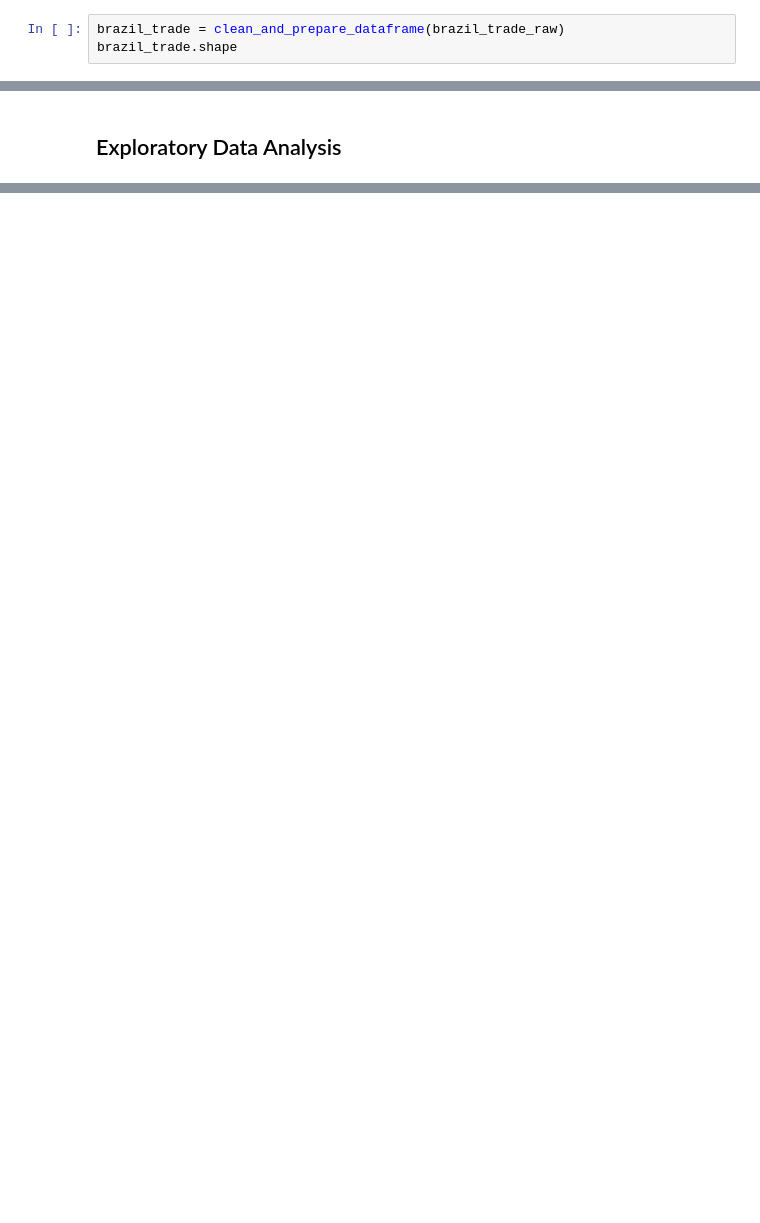
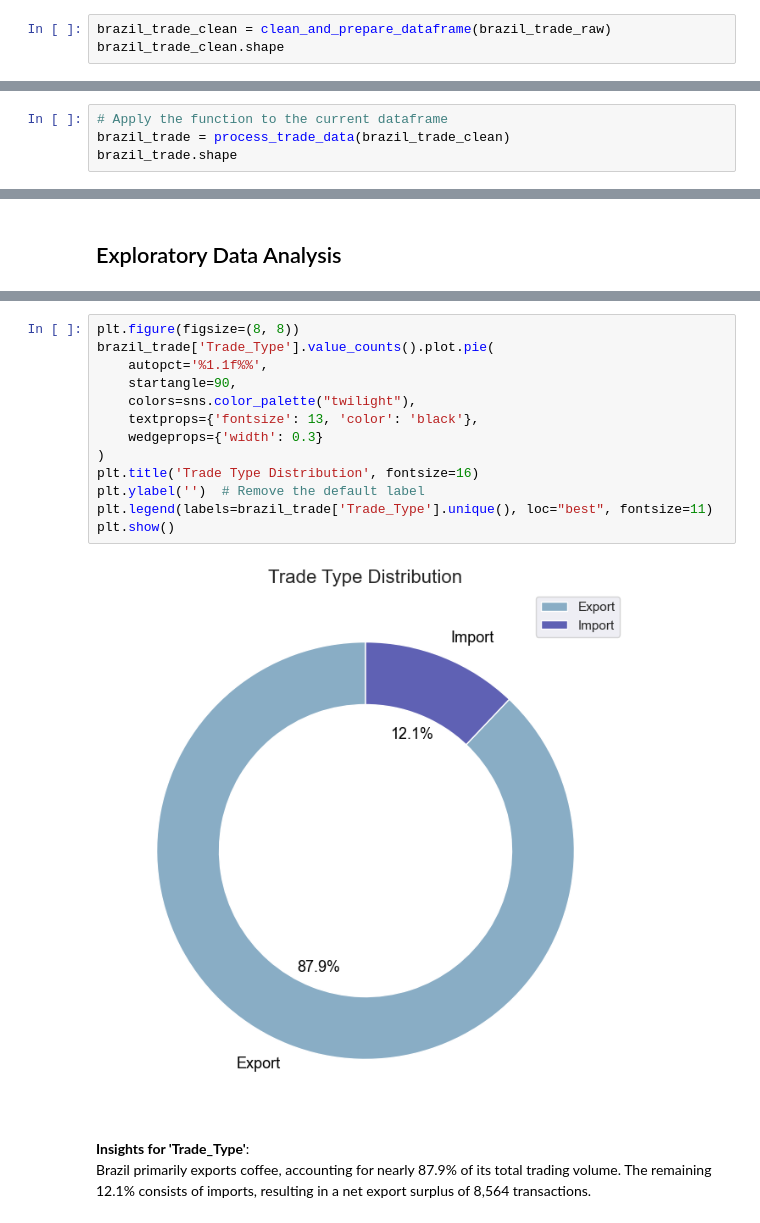
Before and after one commit to Tatiana-ZC/Final.Project_Coffee, a Jupyter notebook: 2_1_Brazil_Exports.ipynb, the cells around one changed output, grey strips where cells are left out. Saved outputs shown, nothing was run; the diff lists cells and outputs as text; blank space fills up the shorter version.

Commit message:
Brazil Analysis

```diff
--- a/2_1_Brazil_Exports.ipynb
+++ b/2_1_Brazil_Exports.ipynb
@@ -114,7 +125,7 @@ brazil_trade_raw.shape
 # %% [markdown]
 ## 3. Data Cleaning
 # %%
-brazil_trade = clean_and_prepare_dataframe(brazil_trade_raw)
-brazil_trade.shape
+brazil_trade_clean = clean_and_prepare_dataframe(brazil_trade_raw)
+brazil_trade_clean.shape
 # %% [output]
 (11292, 13)
@@ -129,0 +136,4 @@ brazil_trade.head()
+# %%
+# Apply the function to the current dataframe
+brazil_trade = process_trade_data(brazil_trade_clean)
+brazil_trade.shape
@@ -158,0 +360,18 @@ brazil_trade.duplicated().sum()
+# %%
+plt.figure(figsize=(8, 8))
+brazil_trade['Trade_Type'].value_counts().plot.pie(
+    autopct='%1.1f%%',
+    startangle=90,
+    colors=sns.color_palette("twilight"),
+    textprops={'fontsize': 13, 'color': 'black'},
+    wedgeprops={'width': 0.3}
+)
+plt.title('Trade Type Distribution', fontsize=16)
+plt.ylabel('')  # Remove the default label
+plt.legend(labels=brazil_trade['Trade_Type'].unique(), loc="best", fontsize=11)
+plt.show()
+# %% [output]
+[figure, added]
+# %% [markdown]
+**Insights for 'Trade_Type'**:\
+Brazil primarily exports coffee, accounting for nearly 87.9% of its total trading volume. The remaining 12.1% consists of imports, resulting in a net export surplus of 8,564 transactions.
```
Also changed, not shown: parts of 62 cells of this notebook, 17 other files.
